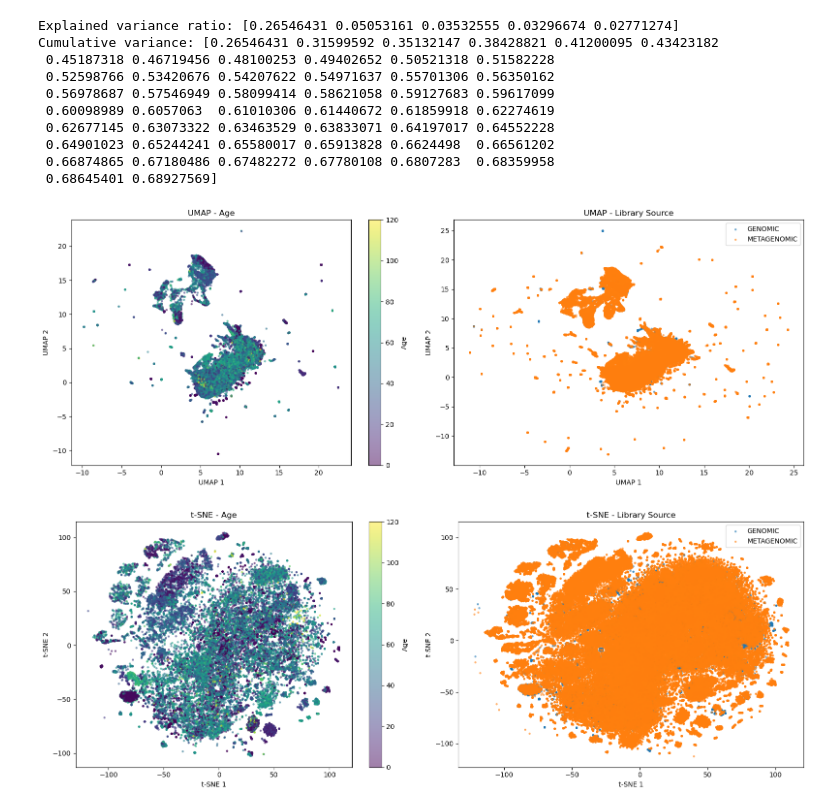
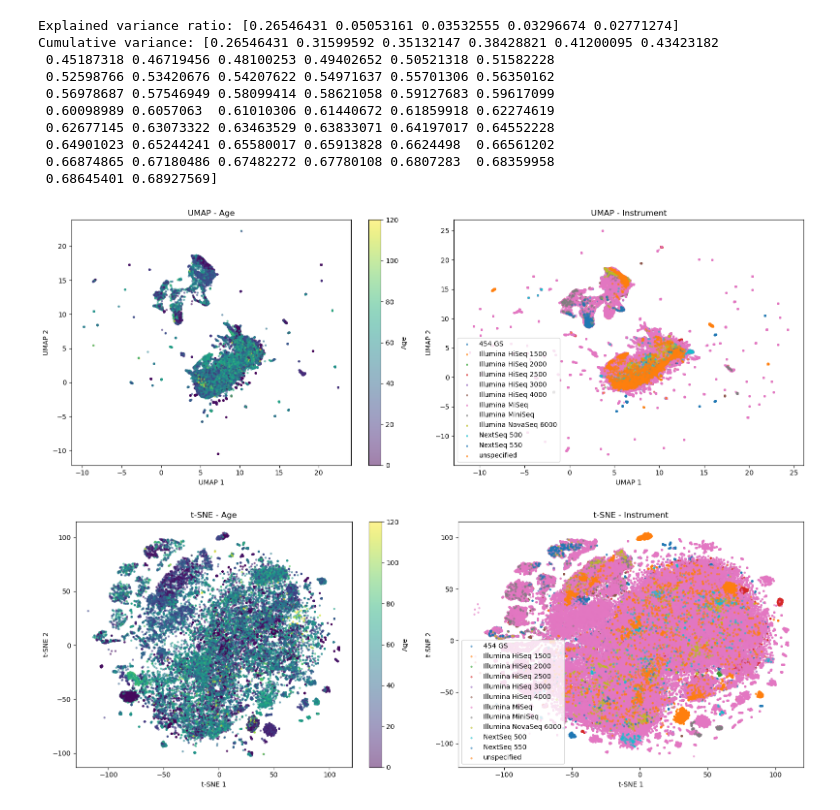
Before and after one commit to Philumination/masked-transformer-comparison, a Jupyter notebook: notebooks/initial-stuff.ipynb, the cells around one changed output. Drawn from its saved outputs; the diff is of its cells as text; code cells hidden in the pictures.

Commit message:
changed plots to "instrument"

```diff
--- a/notebooks/initial-stuff.ipynb
+++ b/notebooks/initial-stuff.ipynb
@@ -84,14 +87,12 @@ Shape (168464, 4680)
 # %%
 # PCA
 
-# load processed data
-adata = ad.read_h5ad("../data/processed/adjusted_data.h5ad")
-
 # Fit and transform
 pca = PCA(n_components = 50, random_state = seed)
-X_pca = pca.fit_transform(adata.layers["Clrs"])
-# Save
-adata.obsm["X_pca"] = X_pca
+adata.obsm["X_pca"] = pca.fit_transform(adata.layers["Clrs"])
+
+# save
+adata.write_h5ad("../data/processed/adjusted_data.h5ad")
 
 
 # Check explained variance
@@ -130,18 +131,18 @@ axes[0].set_title("UMAP - Age")
 plt.colorbar(scatter1, ax=axes[0], label='Age')
 
 # library_source (categorical)
-for category in adata.obs["library_source"].cat.categories:
-    mask = adata.obs["library_source"] == category
+for category in adata.obs["instrument"].cat.categories:
+    mask = adata.obs["instrument"] == category
     axes[1].scatter(adata.obsm["X_umap"][mask, 0], adata.obsm["X_umap"][mask, 1],
                     s=5, label=category, alpha=0.5)
 axes[1].set_xlabel("UMAP 1")
 axes[1].set_ylabel("UMAP 2")
-axes[1].set_title("UMAP - Library Source")
+axes[1].set_title("UMAP - Instrument")
 axes[1].legend()
 
 plt.tight_layout()
 plt.show()
 # %% [output]
-[figure, old version]
+[figure, new version]
 # %%
 from sklearn.manifold import TSNE
@@ -152,27 +157,26 @@ adata.obsm["X_tsne"] = tsne.fit_transform(adata.layers["Clrs"])
 # %%
 # plot t-SNE
-
 fig, axes = plt.subplots(1, 2, figsize=(16, 6))
 
 # age_numeric
 scatter2 = axes[0].scatter(adata.obsm["X_tsne"][:, 0], adata.obsm["X_tsne"][:, 1],
                            s=5, c=adata.obs["age_numeric"], cmap="viridis", alpha=0.5)
 axes[0].set_xlabel("t-SNE 1")
 axes[0].set_ylabel("t-SNE 2")
 axes[0].set_title("t-SNE - Age")
 plt.colorbar(scatter2, ax=axes[0], label='Age')
 
 # library_source (categorical)
-for category in adata.obs["library_source"].cat.categories:
-    mask = adata.obs["library_source"] == category
+for category in adata.obs["instrument"].cat.categories:
+    mask = adata.obs["instrument"] == category
     axes[1].scatter(adata.obsm["X_tsne"][mask, 0], adata.obsm["X_tsne"][mask, 1],
                     s=5, label=category, alpha=0.5)
 axes[1].set_xlabel("t-SNE 1")
 axes[1].set_ylabel("t-SNE 2")
-axes[1].set_title("t-SNE - Library Source")
+axes[1].set_title("t-SNE - Instrument")
 axes[1].legend()
 
 plt.tight_layout()
 plt.show()
 # %% [output]
-[figure, old version]
+[figure, new version]
```
Also changed, not shown: parts of 3 cells of this notebook.
